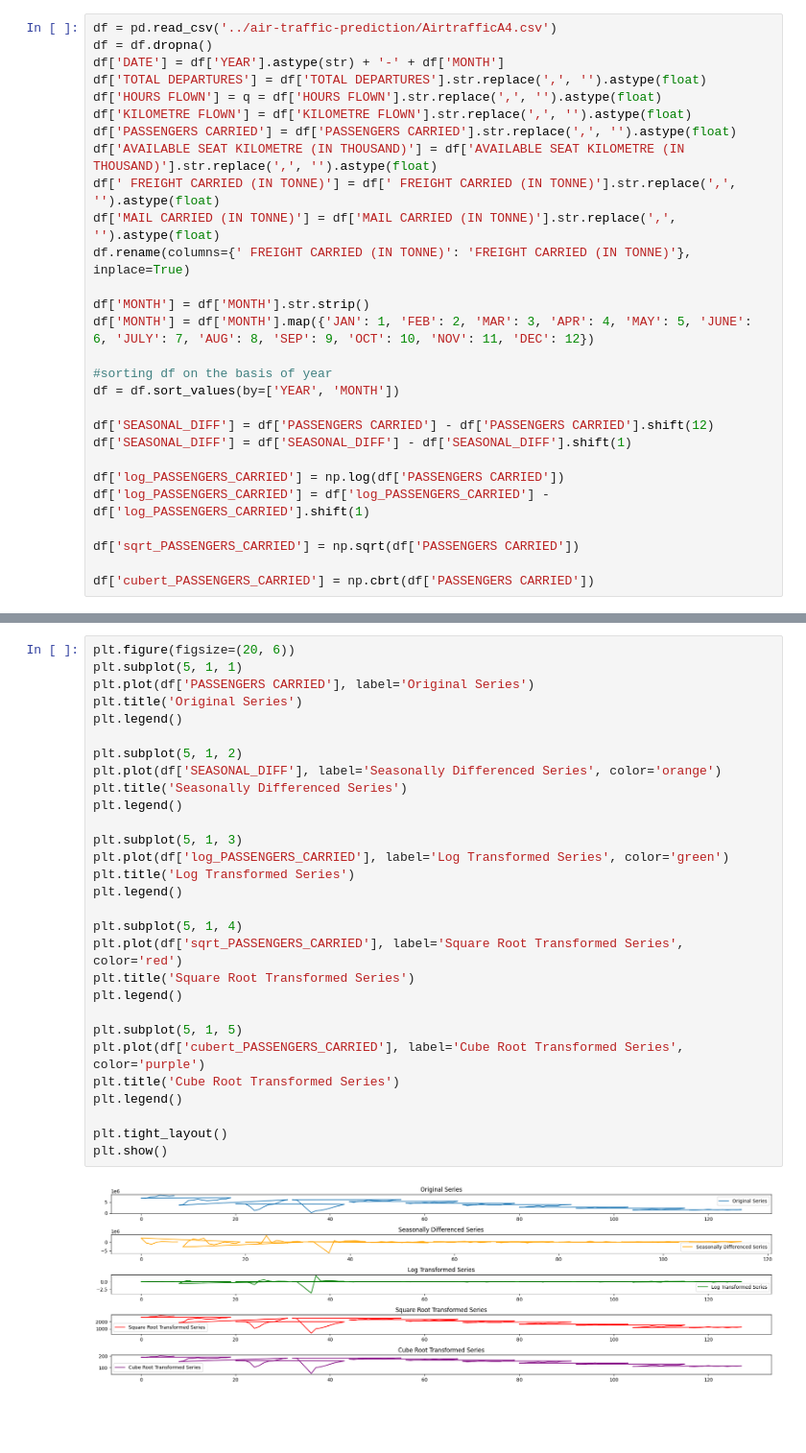
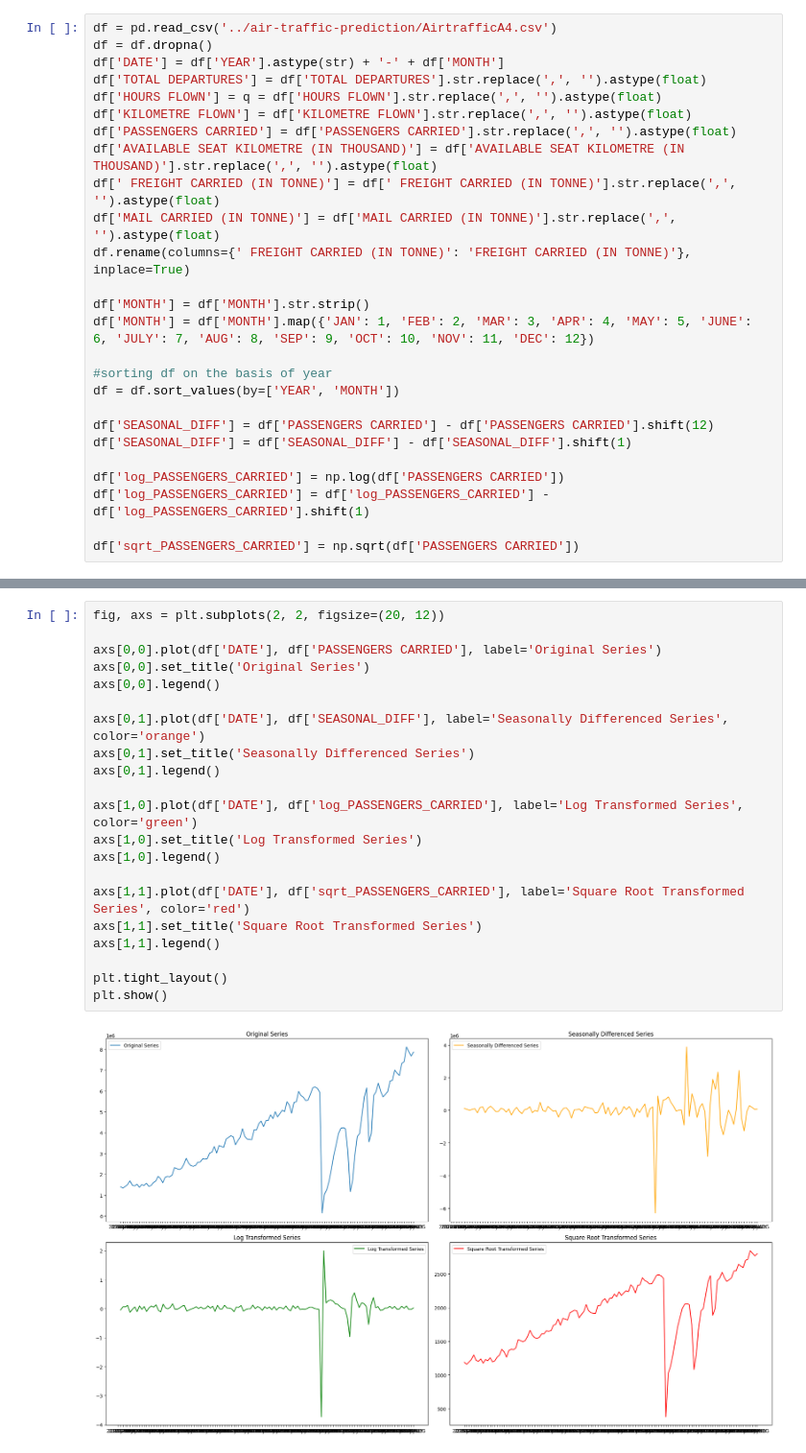
Before and after one commit to abhijain565aj/CS215-Assignment, a Jupyter notebook: A4-23B0903-23B0928-23B1057/code/q2.ipynb, the cells around one changed output, grey strips where cells are left out. Shown: that part at 96% size. Saved outputs shown, nothing was run; the diff lists cells and outputs as text; blank space fills up the shorter version.

```diff
--- a/A4-23B0903-23B0928-23B1057/code/q2.ipynb
+++ b/A4-23B0903-23B0928-23B1057/code/q2.ipynb
@@ -31,8 +29,6 @@ df['log_PASSENGERS_CARRIED'] = np.log(df['PASSENGERS CARRIED'])
 df['log_PASSENGERS_CARRIED'] = df['log_PASSENGERS_CARRIED'] - df['log_PASSENGERS_CARRIED'].shift(1)
 
 df['sqrt_PASSENGERS_CARRIED'] = np.sqrt(df['PASSENGERS CARRIED'])
-
-df['cubert_PASSENGERS_CARRIED'] = np.cbrt(df['PASSENGERS CARRIED'])
 # %%
 # ARIMA model
 model = AutoARIMA(seasonal=True ,sp=12, trace=True)
@@ -47,34 +42,26 @@ y = df['log_PASSENGERS_CARRIED'].dropna()
 # %%
-plt.figure(figsize=(20, 6))
-plt.subplot(5, 1, 1)
-plt.plot(df['PASSENGERS CARRIED'], label='Original Series')
-plt.title('Original Series')
-plt.legend()
+fig, axs = plt.subplots(2, 2, figsize=(20, 12))
 
-plt.subplot(5, 1, 2)
-plt.plot(df['SEASONAL_DIFF'], label='Seasonally Differenced Series', color='orange')
-plt.title('Seasonally Differenced Series')
-plt.legend()
+axs[0,0].plot(df['DATE'], df['PASSENGERS CARRIED'], label='Original Series')
+axs[0,0].set_title('Original Series')
+axs[0,0].legend()
 
-plt.subplot(5, 1, 3)
-plt.plot(df['log_PASSENGERS_CARRIED'], label='Log Transformed Series', color='green')
-plt.title('Log Transformed Series')
-plt.legend()
+axs[0,1].plot(df['DATE'], df['SEASONAL_DIFF'], label='Seasonally Differenced Series', color='orange')
+axs[0,1].set_title('Seasonally Differenced Series')
+axs[0,1].legend()
 
-plt.subplot(5, 1, 4)
-plt.plot(df['sqrt_PASSENGERS_CARRIED'], label='Square Root Transformed Series', color='red')
-plt.title('Square Root Transformed Series')
-plt.legend()
+axs[1,0].plot(df['DATE'], df['log_PASSENGERS_CARRIED'], label='Log Transformed Series', color='green')
+axs[1,0].set_title('Log Transformed Series')
+axs[1,0].legend()
 
-plt.subplot(5, 1, 5)
-plt.plot(df['cubert_PASSENGERS_CARRIED'], label='Cube Root Transformed Series', color='purple')
-plt.title('Cube Root Transformed Series')
-plt.legend()
+axs[1,1].plot(df['DATE'], df['sqrt_PASSENGERS_CARRIED'], label='Square Root Transformed Series', color='red')
+axs[1,1].set_title('Square Root Transformed Series')
+axs[1,1].legend()
 
 plt.tight_layout()
 plt.show()
 # %% [output]
-[figure, old version]
+[figure, new version]
 # %%
 model.fit(y)
 forecast_steps = 12
```
Also changed, not shown: parts of 6 cells of this notebook, 2 other files.
